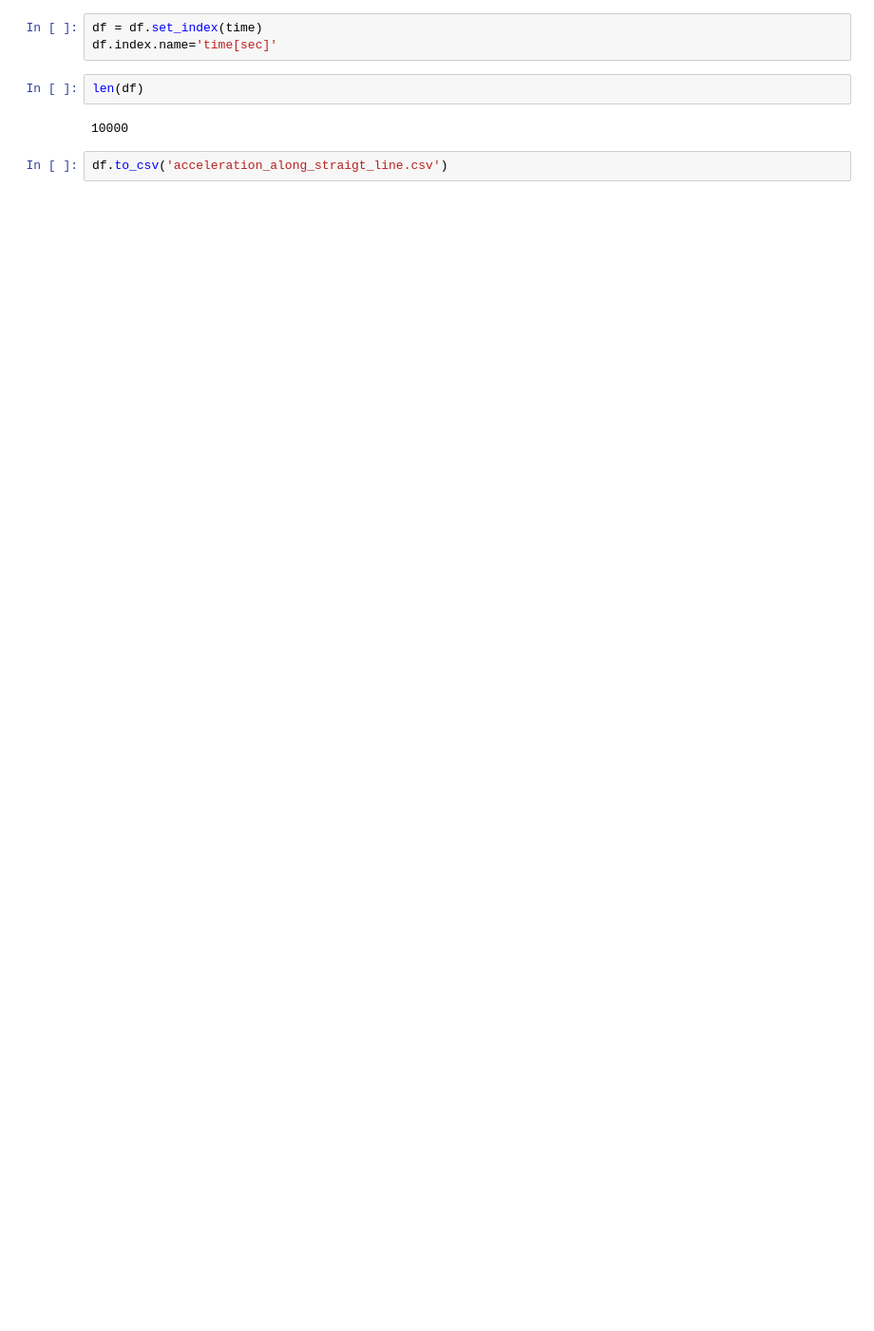
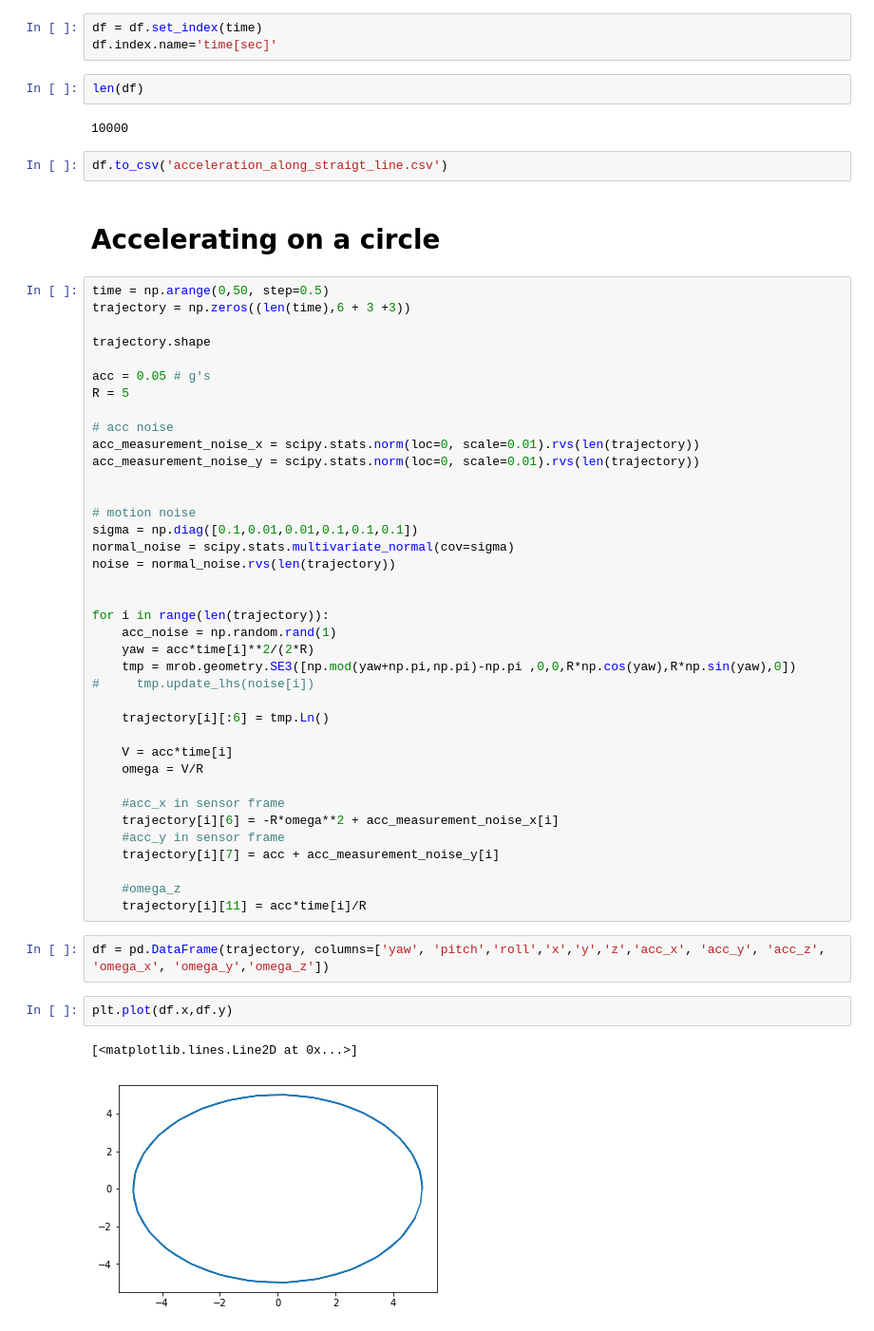
Before and after one commit to nosmokingsurfer/mrob_sandbox, a Jupyter notebook: Trajectory Generators.ipynb, the cells around one changed output. Shown at 95% size. Saved outputs shown, nothing was run; the diff lists cells and outputs as text; blank space fills up the shorter version.

Commit message:
Generator for acceleration along circle added

```diff
--- a/Trajectory Generators.ipynb
+++ b/Trajectory Generators.ipynb
@@ -65,3 +65,50 @@ len(df)
 10000
 # %%
 df.to_csv('acceleration_along_straigt_line.csv')
+# %% [markdown]
+# Accelerating on a circle
+# %%
+time = np.arange(0,50, step=0.5)
+trajectory = np.zeros((len(time),6 + 3 +3))
+
+trajectory.shape
+
+acc = 0.05 # g's
+R = 5
+
+# acc noise
+acc_measurement_noise_x = scipy.stats.norm(loc=0, scale=0.01).rvs(len(trajectory))
+acc_measurement_noise_y = scipy.stats.norm(loc=0, scale=0.01).rvs(len(trajectory))
+
+
+# motion noise
+sigma = np.diag([0.1,0.01,0.01,0.1,0.1,0.1])
+normal_noise = scipy.stats.multivariate_normal(cov=sigma)
+noise = normal_noise.rvs(len(trajectory))
+
+
+for i in range(len(trajectory)):
+    acc_noise = np.random.rand(1)
+    yaw = acc*time[i]**2/(2*R)
+    tmp = mrob.geometry.SE3([np.mod(yaw+np.pi,np.pi)-np.pi ,0,0,R*np.cos(yaw),R*np.sin(yaw),0])
+#     tmp.update_lhs(noise[i])
+
+    trajectory[i][:6] = tmp.Ln()
+
+    V = acc*time[i]
+    omega = V/R
+
+    #acc_x in sensor frame
+    trajectory[i][6] = -R*omega**2 + acc_measurement_noise_x[i]
+    #acc_y in sensor frame
+    trajectory[i][7] = acc + acc_measurement_noise_y[i]
+
+    #omega_z
+    trajectory[i][11] = acc*time[i]/R
+# %%
+df = pd.DataFrame(trajectory, columns=['yaw', 'pitch','roll','x','y','z','acc_x', 'acc_y', 'acc_z', 'omega_x', 'omega_y','omega_z'])
+# %%
+plt.plot(df.x,df.y)
+# %% [output]
+[<matplotlib.lines.Line2D at 0x...>]
+[figure, added]
```
Also changed, not shown: parts of 9 cells of this notebook, 1 other file.
